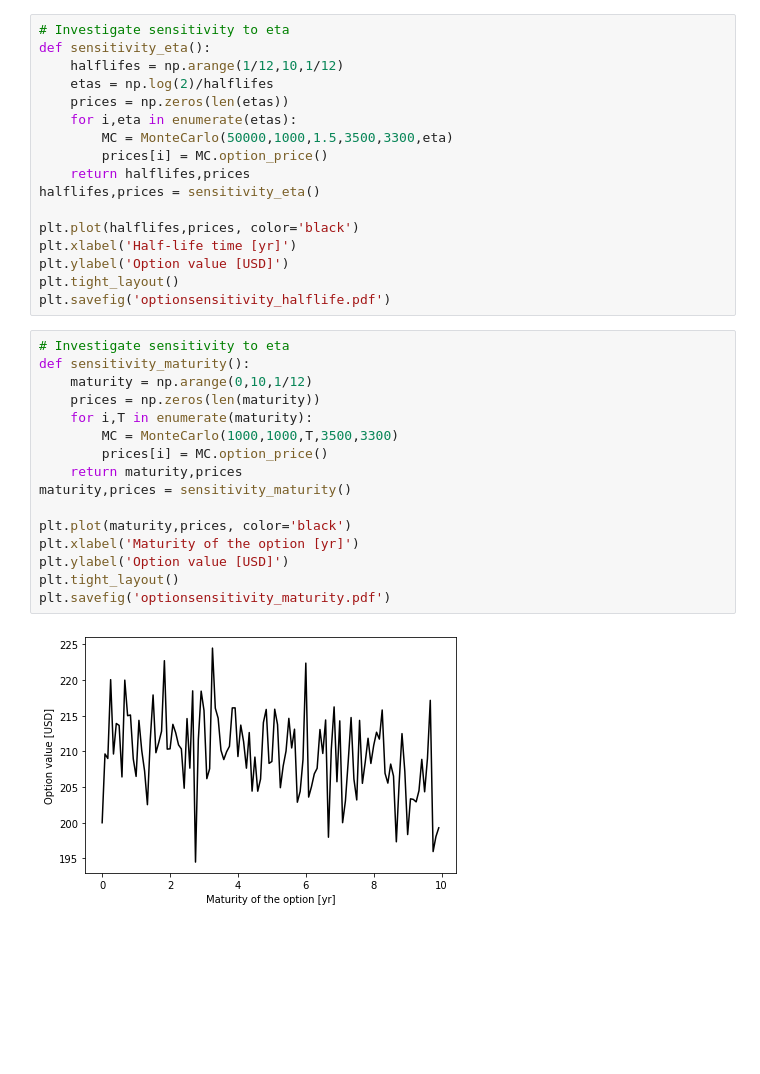
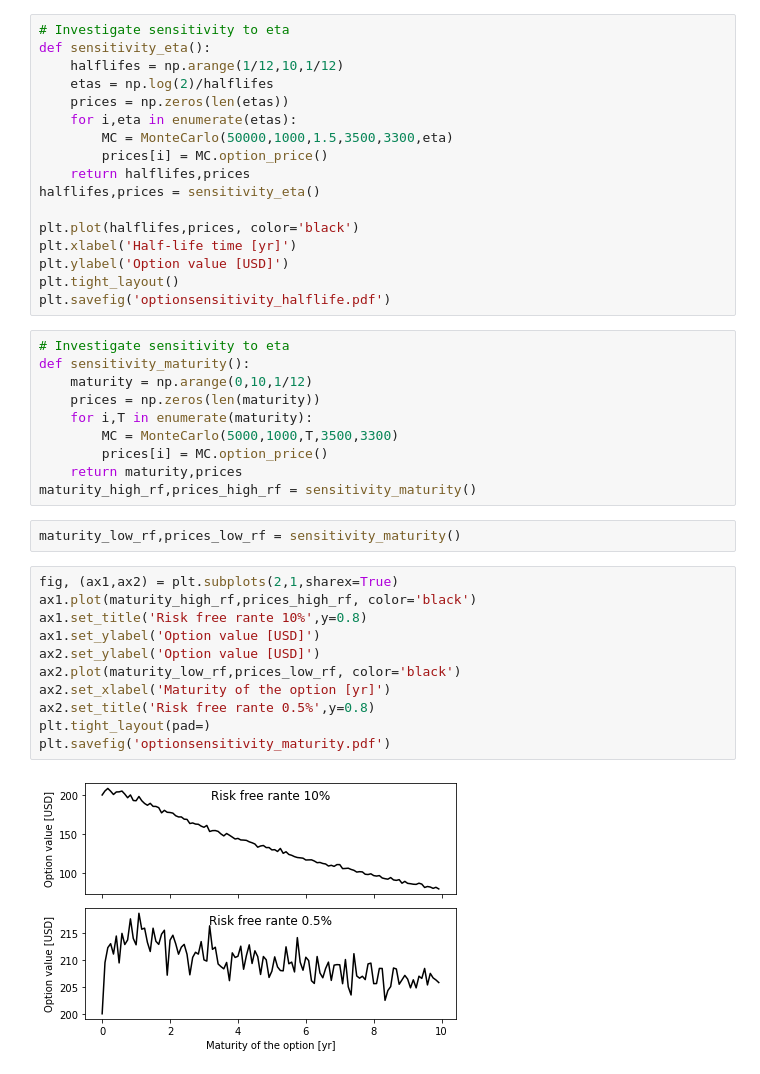
Before and after one commit to LuukOudshoorn25/SPFDM1, a Jupyter notebook: SPFDM 1.ipynb, the cells around one changed output. Drawn from its saved outputs; the diff is of its cells as text; blank space fills up the shorter version.

Commit message:
Added high and low interest rate maturity sensitivity

```diff
--- a/SPFDM 1.ipynb
+++ b/SPFDM 1.ipynb
@@ -657,15 +657,22 @@ def sensitivity_maturity():
     maturity = np.arange(0,10,1/12)
     prices = np.zeros(len(maturity))
     for i,T in enumerate(maturity):
-        MC = MonteCarlo(1000,1000,T,3500,3300)
+        MC = MonteCarlo(5000,1000,T,3500,3300)
         prices[i] = MC.option_price()
     return maturity,prices
-maturity,prices = sensitivity_maturity()
-
-plt.plot(maturity,prices, color='black')
-plt.xlabel('Maturity of the option [yr]')
-plt.ylabel('Option value [USD]')
-plt.tight_layout()
-plt.savefig('optionsensitivity_maturity.pdf')
+maturity_high_rf,prices_high_rf = sensitivity_maturity()
-# %% [output]
-[figure, removed]
+# %%
+maturity_low_rf,prices_low_rf = sensitivity_maturity()
+# %%
+fig, (ax1,ax2) = plt.subplots(2,1,sharex=True)
+ax1.plot(maturity_high_rf,prices_high_rf, color='black')
+ax1.set_title('Risk free rante 10%',y=0.8)
+ax1.set_ylabel('Option value [USD]')
+ax2.set_ylabel('Option value [USD]')
+ax2.plot(maturity_low_rf,prices_low_rf, color='black')
+ax2.set_xlabel('Maturity of the option [yr]')
+ax2.set_title('Risk free rante 0.5%',y=0.8)
+plt.tight_layout(pad=)
+plt.savefig('optionsensitivity_maturity.pdf')
+# %% [output]
+[figure, added]
```
Also changed, not shown: parts of 1 cell of this notebook.
